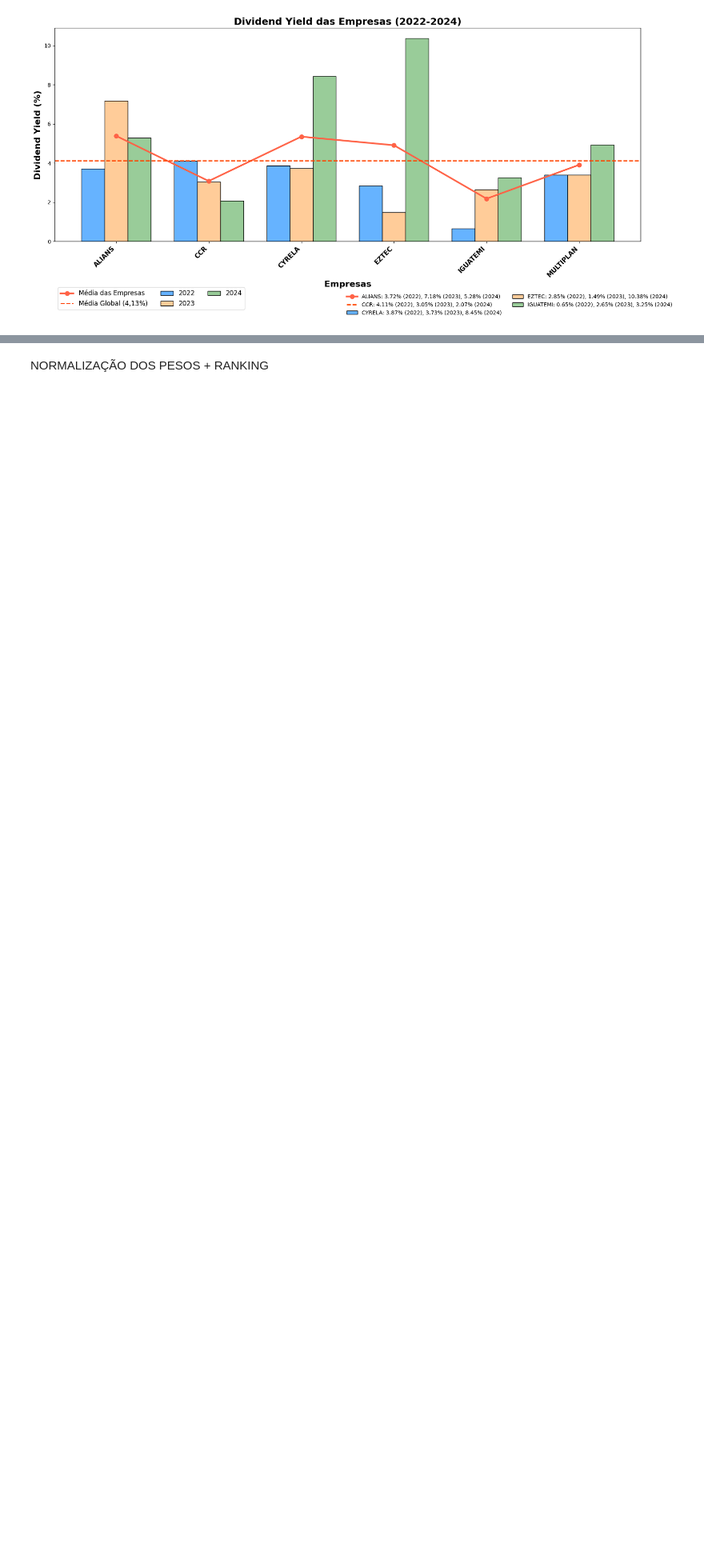
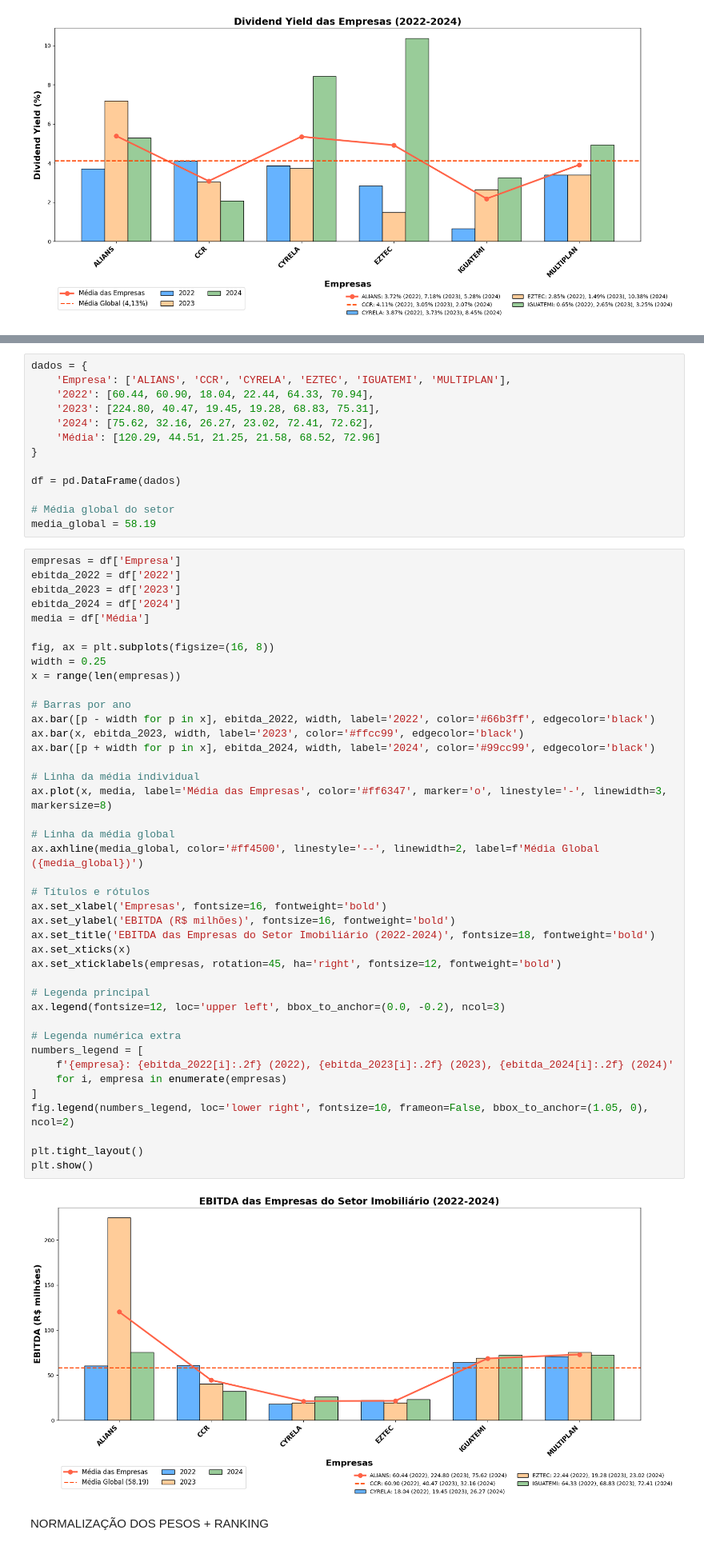
Before and after one commit to isabwllyrr/analise-empresas-imobiliarias, a Jupyter notebook: saladeacoes.ipynb, the cells around one changed output, grey strips where cells are left out. Shown at 80% size. Saved outputs shown, nothing was run; the diff lists cells and outputs as text; blank space fills up the shorter version.

```diff
--- a/saladeacoes.ipynb
+++ b/saladeacoes.ipynb
@@ -481,3 +483,59 @@ plt.show()
+# %%
+dados = {
+    'Empresa': ['ALIANS', 'CCR', 'CYRELA', 'EZTEC', 'IGUATEMI', 'MULTIPLAN'],
+    '2022': [60.44, 60.90, 18.04, 22.44, 64.33, 70.94],
+    '2023': [224.80, 40.47, 19.45, 19.28, 68.83, 75.31],
+    '2024': [75.62, 32.16, 26.27, 23.02, 72.41, 72.62],
+    'Média': [120.29, 44.51, 21.25, 21.58, 68.52, 72.96]
+}
+
+df = pd.DataFrame(dados)
+
+# Média global do setor
+media_global = 58.19
+# %%
+empresas = df['Empresa']
+ebitda_2022 = df['2022']
+ebitda_2023 = df['2023']
+ebitda_2024 = df['2024']
+media = df['Média']
+
+fig, ax = plt.subplots(figsize=(16, 8))
+width = 0.25
+x = range(len(empresas))
+
+# Barras por ano
+ax.bar([p - width for p in x], ebitda_2022, width, label='2022', color='#66b3ff', edgecolor='black')
+ax.bar(x, ebitda_2023, width, label='2023', color='#ffcc99', edgecolor='black')
+ax.bar([p + width for p in x], ebitda_2024, width, label='2024', color='#99cc99', edgecolor='black')
+
+# Linha da média individual
+ax.plot(x, media, label='Média das Empresas', color='#ff6347', marker='o', linestyle='-', linewidth=3, markersize=8)
+
+# Linha da média global
+ax.axhline(media_global, color='#ff4500', linestyle='--', linewidth=2, label=f'Média Global ({media_global})')
+
+# Títulos e rótulos
+ax.set_xlabel('Empresas', fontsize=16, fontweight='bold')
+ax.set_ylabel('EBITDA (R$ milhões)', fontsize=16, fontweight='bold')
+ax.set_title('EBITDA das Empresas do Setor Imobiliário (2022-2024)', fontsize=18, fontweight='bold')
+ax.set_xticks(x)
+ax.set_xticklabels(empresas, rotation=45, ha='right', fontsize=12, fontweight='bold')
+
+# Legenda principal
+ax.legend(fontsize=12, loc='upper left', bbox_to_anchor=(0.0, -0.2), ncol=3)
+
+# Legenda numérica extra
+numbers_legend = [
+    f'{empresa}: {ebitda_2022[i]:.2f} (2022), {ebitda_2023[i]:.2f} (2023), {ebitda_2024[i]:.2f} (2024)'
+    for i, empresa in enumerate(empresas)
+]
+fig.legend(numbers_legend, loc='lower right', fontsize=10, frameon=False, bbox_to_anchor=(1.05, 0), ncol=2)
+
+plt.tight_layout()
+plt.show()
+# %% [output]
+[figure, added]
 # %% [markdown]
 NORMALIZAÇÃO DOS PESOS + RANKING
 # %%
```
Also changed, not shown: parts of 5 cells of this notebook.
